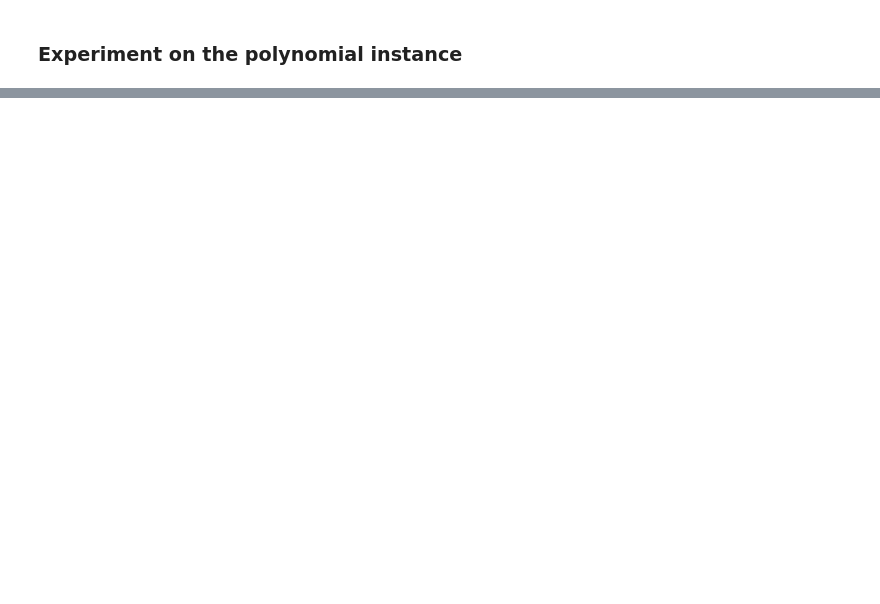
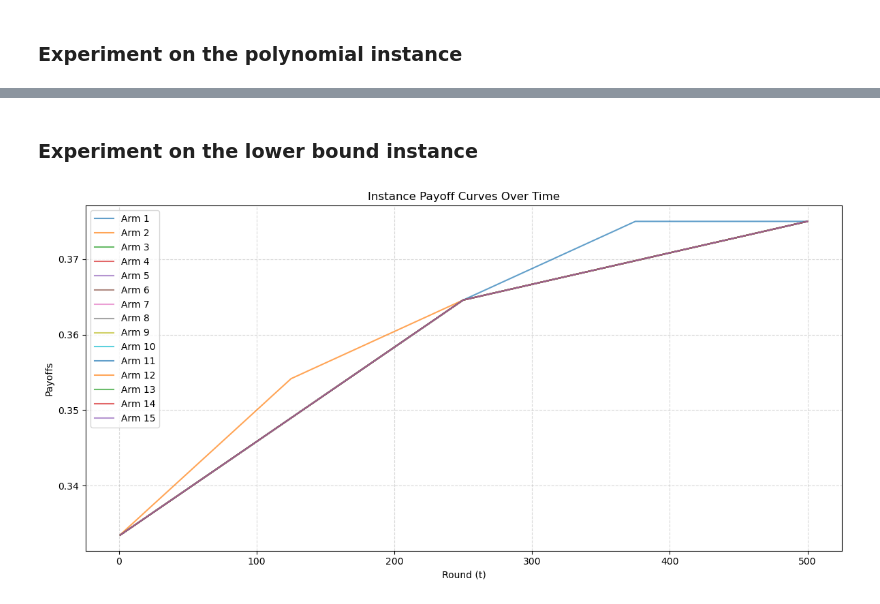
Before and after one commit to m1gwings/rcbealpha-experiments, a Jupyter notebook: bealpha-experiments.ipynb, the cells around one changed output, grey strips where cells are left out. Saved outputs shown, nothing was run; the diff lists cells and outputs as text; code cells hidden in the pictures; blank space fills up the shorter version.

```diff
--- a/bealpha-experiments.ipynb
+++ b/bealpha-experiments.ipynb
@@ -320,0 +323,16 @@ class PolynomialInstance:
+# %%
+class WindowedInstance(Instance):
+    @abstractmethod
+    def _get_window_length(self):
+        pass
+
+    def _update_window(self):
+        self.d += 1
+        if self.d == self._get_window_length() + 1:
+            self.w += 1
+            self.d = 1
+            self._reset_window()
+
+    def reset(self):
+        self.w = 1
+        self.d = 1
@@ -461,0 +511,21 @@ plot_comparison(results_poly_inst)
+# %% [markdown]
+### Experiment on the lower bound instance
+# %%
+K = 15
+T = 1000
+V_T = 0.5
+SIGMA = 0.1
+N_RUNS = 10
+SEED = 42
+
+random_agent = RandomAgent(K=K, seed=SEED)
+bealpha_agent = BEAlphaAgent(K=K, alpha=8/3, sigma=SIGMA)
+rexpr3_agent = Rexp3Agent(K=K, delta=Rexp3Agent.tune_delta(T, K, V_T), gamma=Rexp3Agent.tune_gamma(T, K, V_T), seed=SEED)
+rlessucb_agent = RLessUCBAgent(K=K, epsilon=0.25, alpha=2.1, sigma=SIGMA)
+ucb1_agent = UCB1Agent(K=K, sigma=SIGMA)
+agents = [random_agent, bealpha_agent, rexpr3_agent, rlessucb_agent, ucb1_agent]
+
+instance = LowerBoundInstance(K=K, T=T, V_T=V_T, seed=SEED)
+plot_instance(instance, T)
+# %% [output]
+[figure, added]
```
Also changed, not shown: parts of 12 cells of this notebook.
